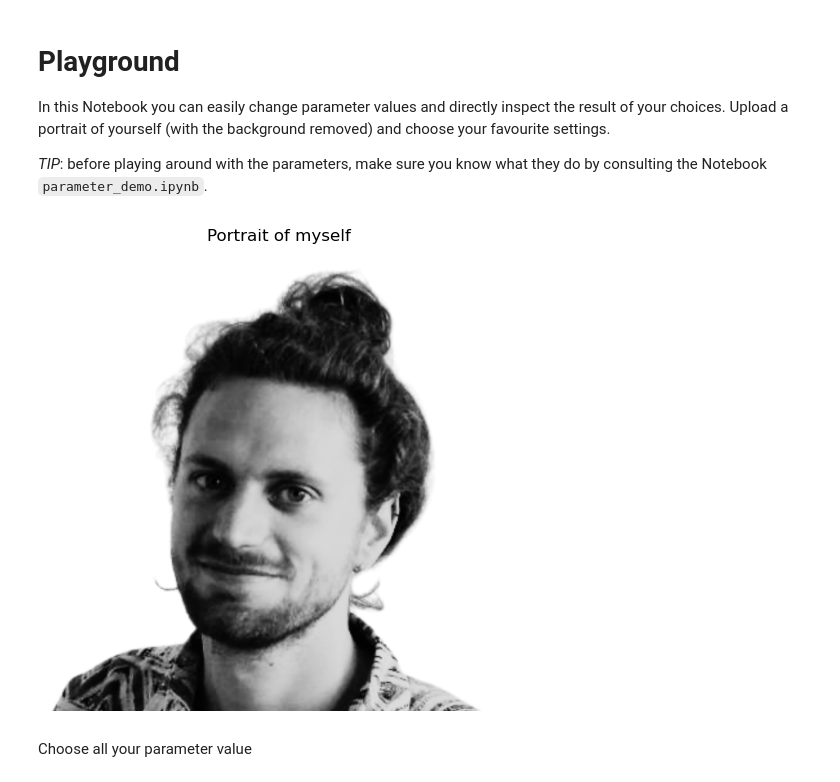
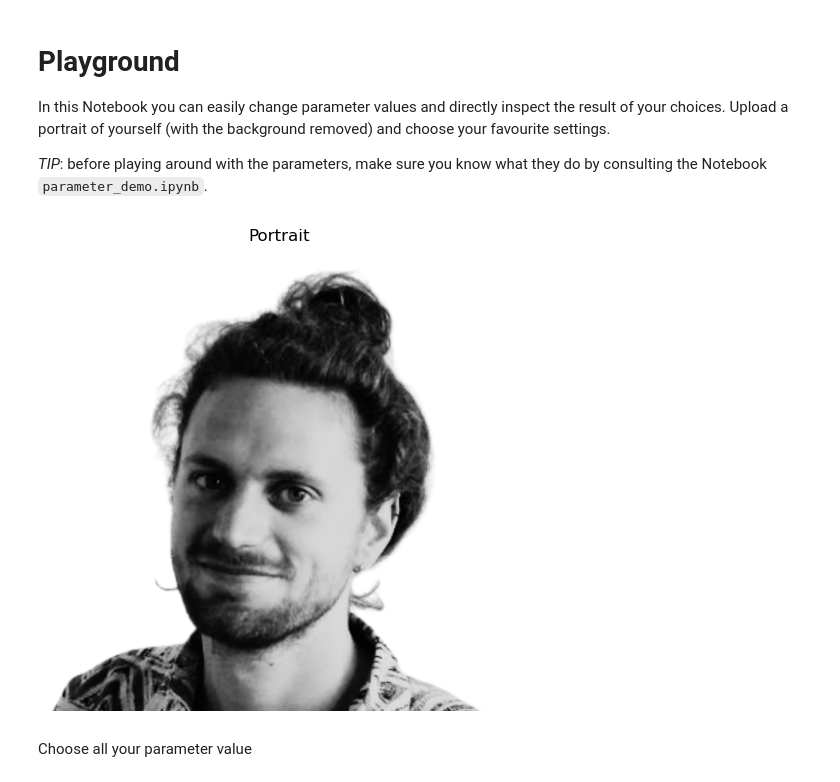
Before and after one commit to mrollier/game-of-life-mosaics, a Jupyter notebook: notebooks/playground.ipynb, the cells around one changed output. Drawn from its saved outputs; the diff is of its cells as text; code cells hidden in the pictures.

```diff
--- a/notebooks/playground.ipynb
+++ b/notebooks/playground.ipynb
@@ -16,18 +16,18 @@ from gol_mosaics import MosaicGenerator, ColorScheme
 # %%
 from PIL import Image
 
 # Load input image
 input_path = '../input/images/michiel.png'
 input_image = Image.open(input_path)
 
 # Display
 plt.figure(figsize=(6, 6))
 plt.imshow(input_image)
-plt.title('Portrait of myself')
+plt.title('Portrait')
 plt.axis('off')
 plt.show()
 # %% [output]
-[figure, old version]
+[figure, new version]
 # %% [markdown]
 Choose all your parameter value
 # %%
```
Also changed, not shown: parts of 2 cells of this notebook, 1 other file.
